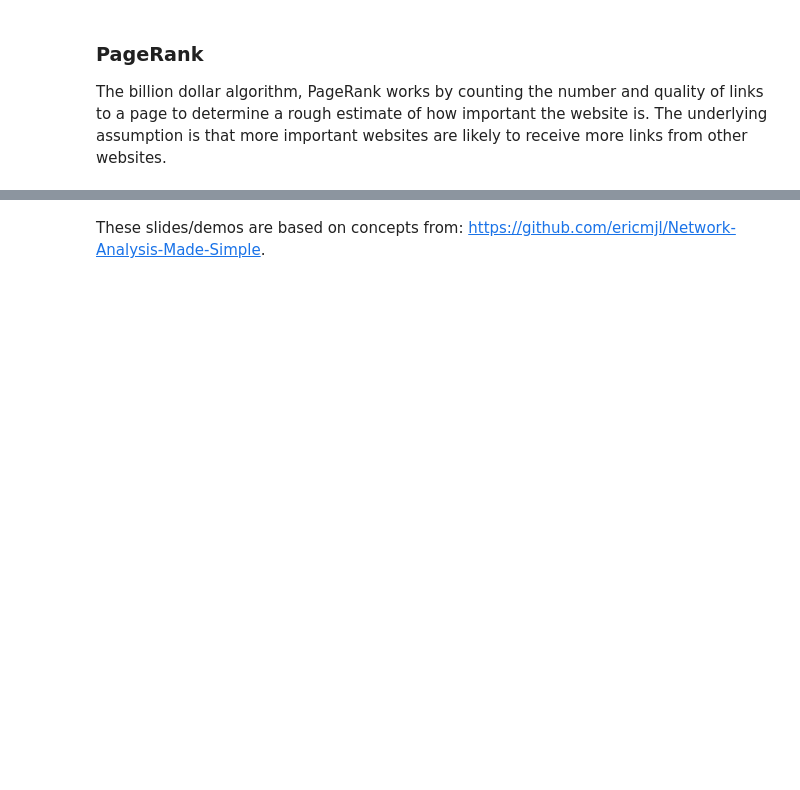
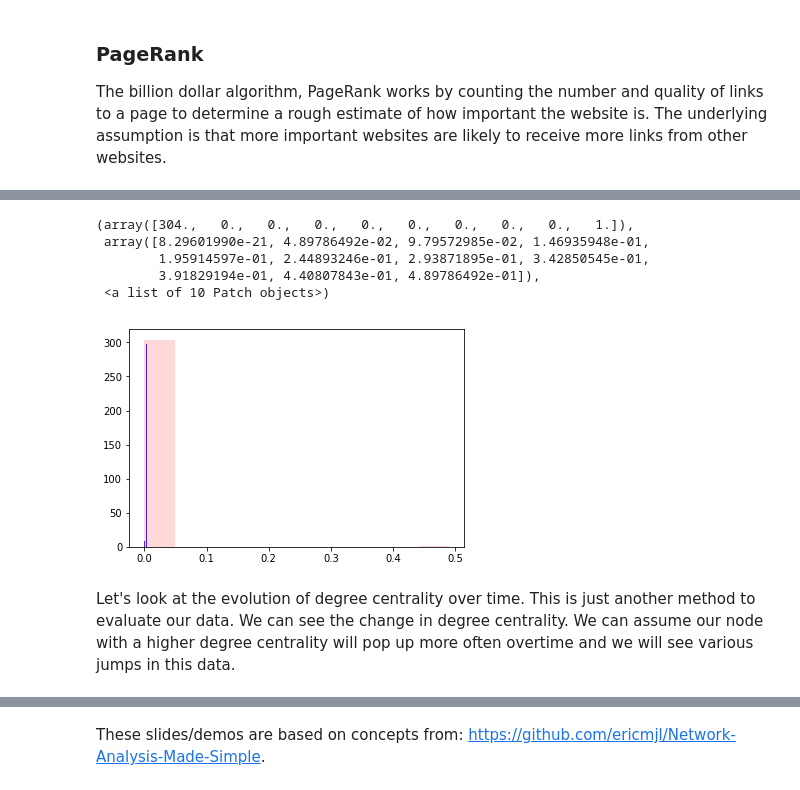
Before and after one commit to inp2/Security-Plus-Data-Science, a Jupyter notebook: Module_06/Module_06_03.ipynb, the cells around one changed output, grey strips where cells are left out. Saved outputs shown, nothing was run; the diff lists cells and outputs as text; code cells hidden in the pictures; blank space fills up the shorter version.

```diff
--- a/Module_06/Module_06_03.ipynb
+++ b/Module_06/Module_06_03.ipynb
@@ -304,0 +105,15 @@ sorted(nx.betweenness_centrality(G_book5).items(), key=lambda x:x[1], reverse=Tr
+# %%
+hub, authority = nx.hits(G)
+hub_values = hub.values()
+auth_values = authority.values()
+plt.hist(hub_values, 10, facecolor='blue', alpha=0.85)
+plt.hist(auth_values, 10, facecolor='red', alpha=0.15)
+# %% [output]
+(array([304.,   0.,   0.,   0.,   0.,   0.,   0.,   0.,   0.,   1.]),
+ array([8.29601990e-21, 4.89786492e-02, 9.79572985e-02, 1.46935948e-01,
+        1.95914597e-01, 2.44893246e-01, 2.93871895e-01, 3.42850545e-01,
+        3.91829194e-01, 4.40807843e-01, 4.89786492e-01]),
+ <a list of 10 Patch objects>)
+[figure, added]
+# %% [markdown]
+Let's look at the evolution of degree centrality over time. This is just another method to evaluate our data. We can see the change in degree centrality. We can assume our node with a higher degree centrality will pop up more often overtime and we will see various jumps in this data.
```
Also changed, not shown: parts of 55 cells of this notebook, 7 other files.
